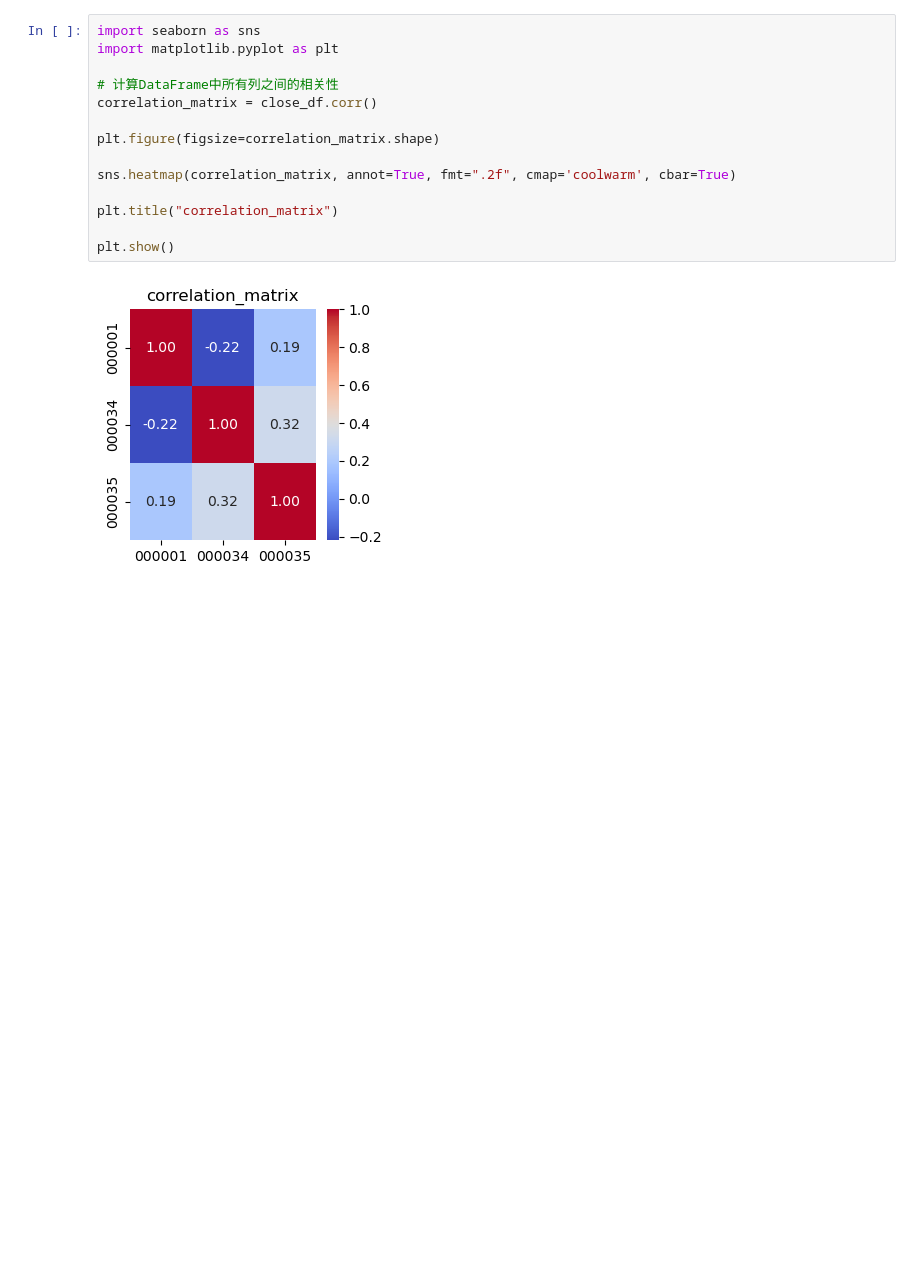
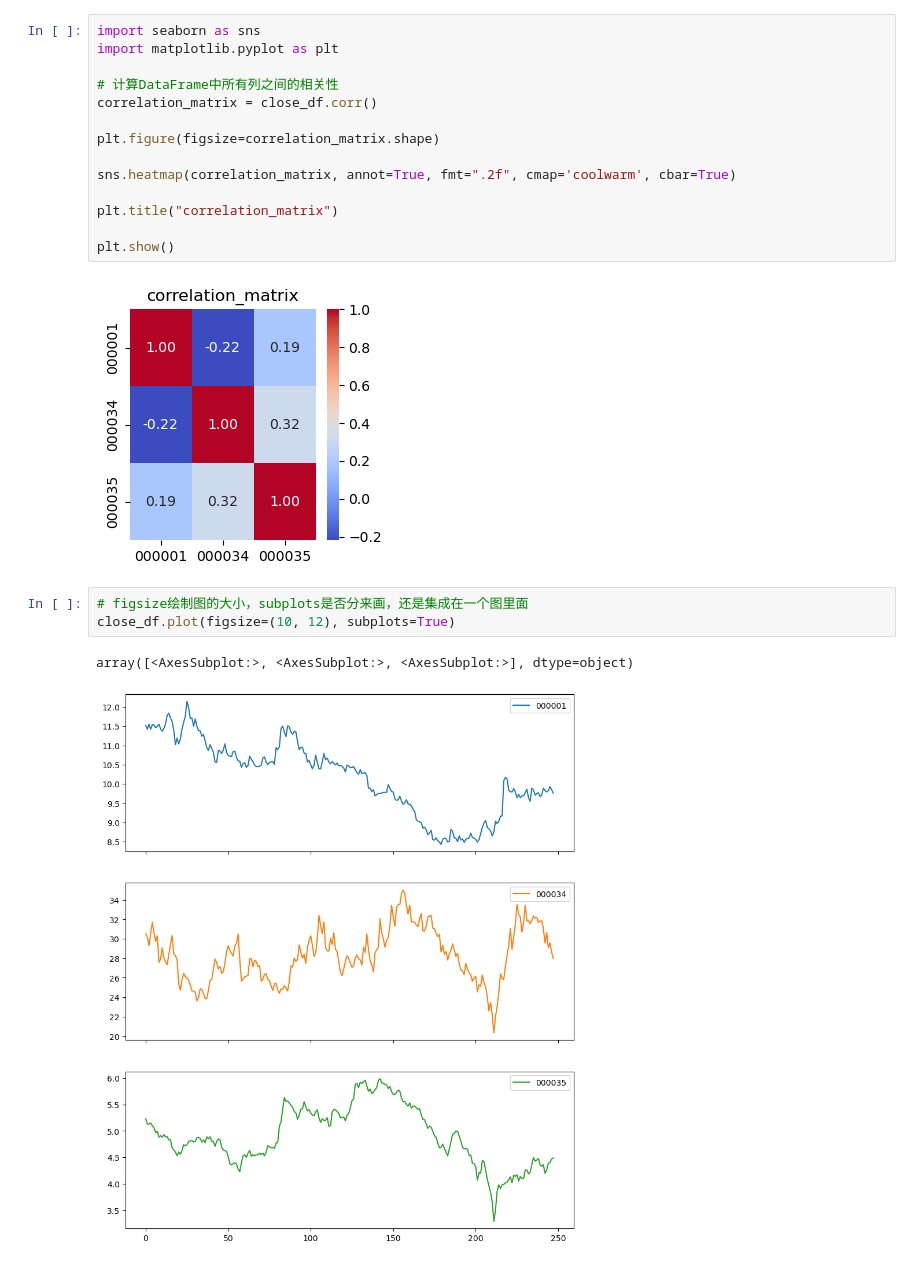
Before and after one commit to jikefan/QuantTradingStudy, a Jupyter notebook: ch01/ch01.ipynb, the cells around one changed output. Cells and saved outputs as stored; diff of their text form; blank space fills up the shorter version.

```diff
--- a/ch01/ch01.ipynb
+++ b/ch01/ch01.ipynb
@@ -94,3 +95,9 @@ plt.title("correlation_matrix")
 plt.show()
 # %% [output]
 [figure]
+# %%
+# figsize绘制图的大小，subplots是否分来画，还是集成在一个图里面
+close_df.plot(figsize=(10, 12), subplots=True)
+# %% [output]
+array([<AxesSubplot:>, <AxesSubplot:>, <AxesSubplot:>], dtype=object)
+[figure, added]
```
Also changed, not shown: parts of 4 cells of this notebook.
